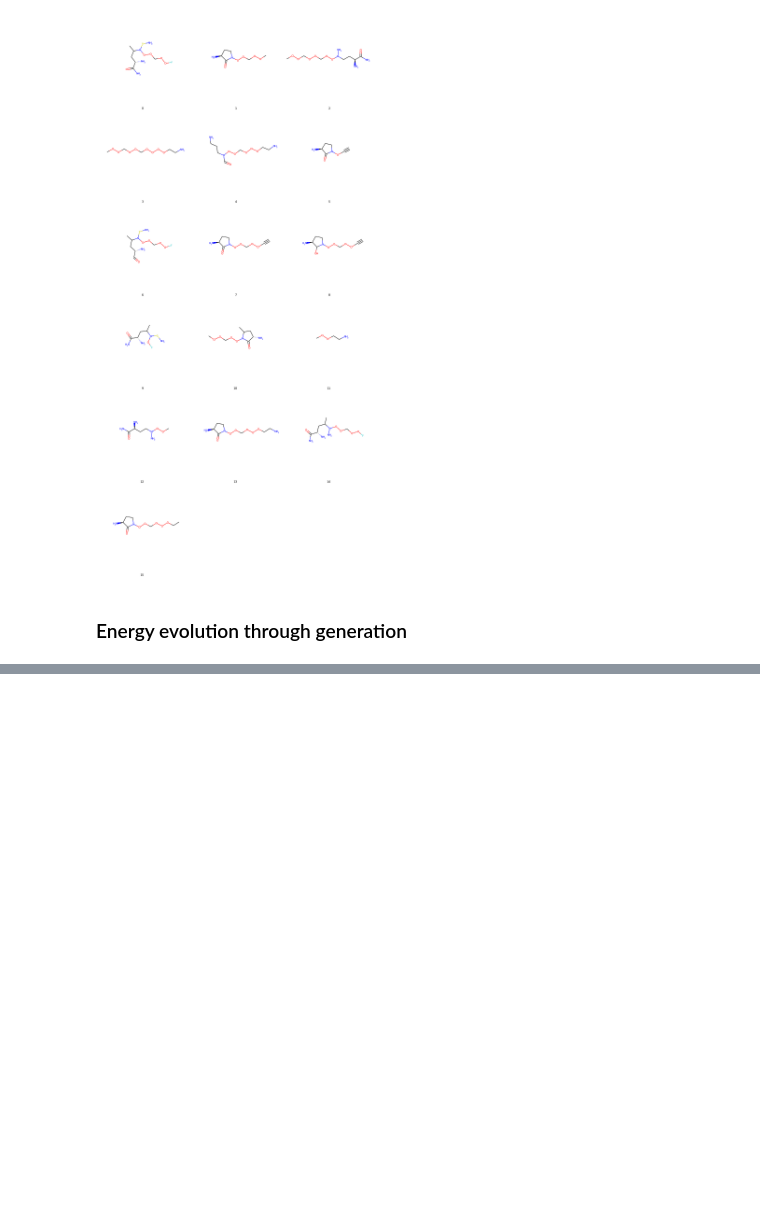
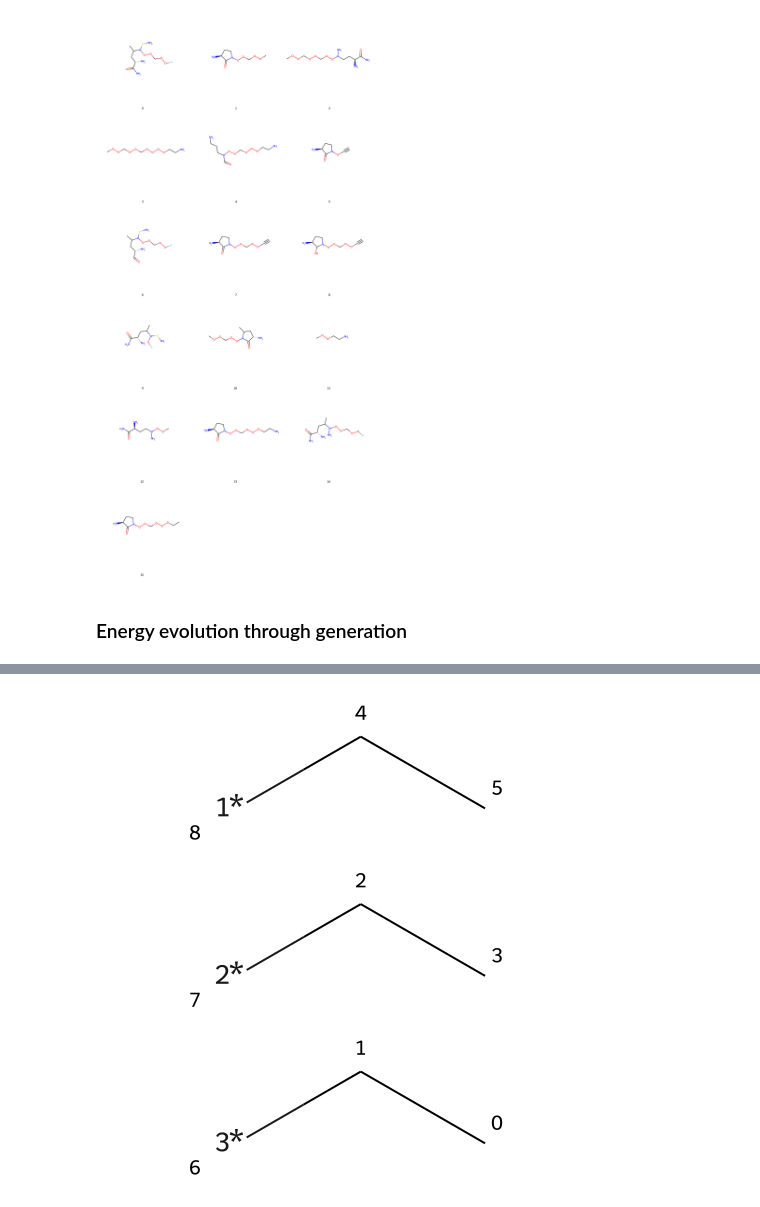
Before and after one commit to Strandgaard96/GB_GA, a Jupyter notebook: notebooks/Generation_exploration.ipynb, the cells around one changed output, grey strips where cells are left out. Saved outputs shown, nothing was run; the diff lists cells and outputs as text; code cells hidden in the pictures; blank space fills up the shorter version.

```diff
--- a/notebooks/Generation_exploration.ipynb
+++ b/notebooks/Generation_exploration.ipynb
@@ -331,0 +342,4 @@ Draw.MolsToGridImage(mols,molsPerRow=3,maxMols=20,legends=[str(x) for x in idx],
+# %%
+ReplaceCore(mol, core, mol.GetSubstructMatch(core))
+# %% [output]
+[figure, added]
```
Also changed, not shown: parts of 5 cells of this notebook, 3 other files.
